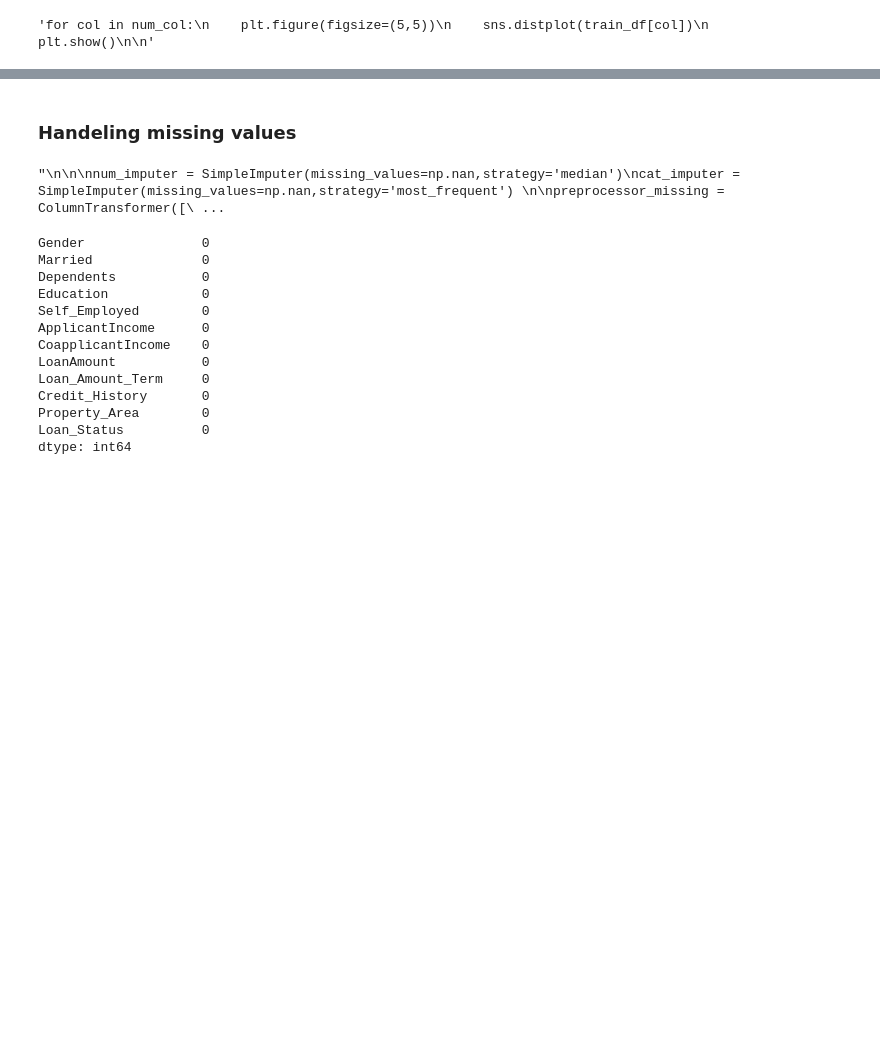
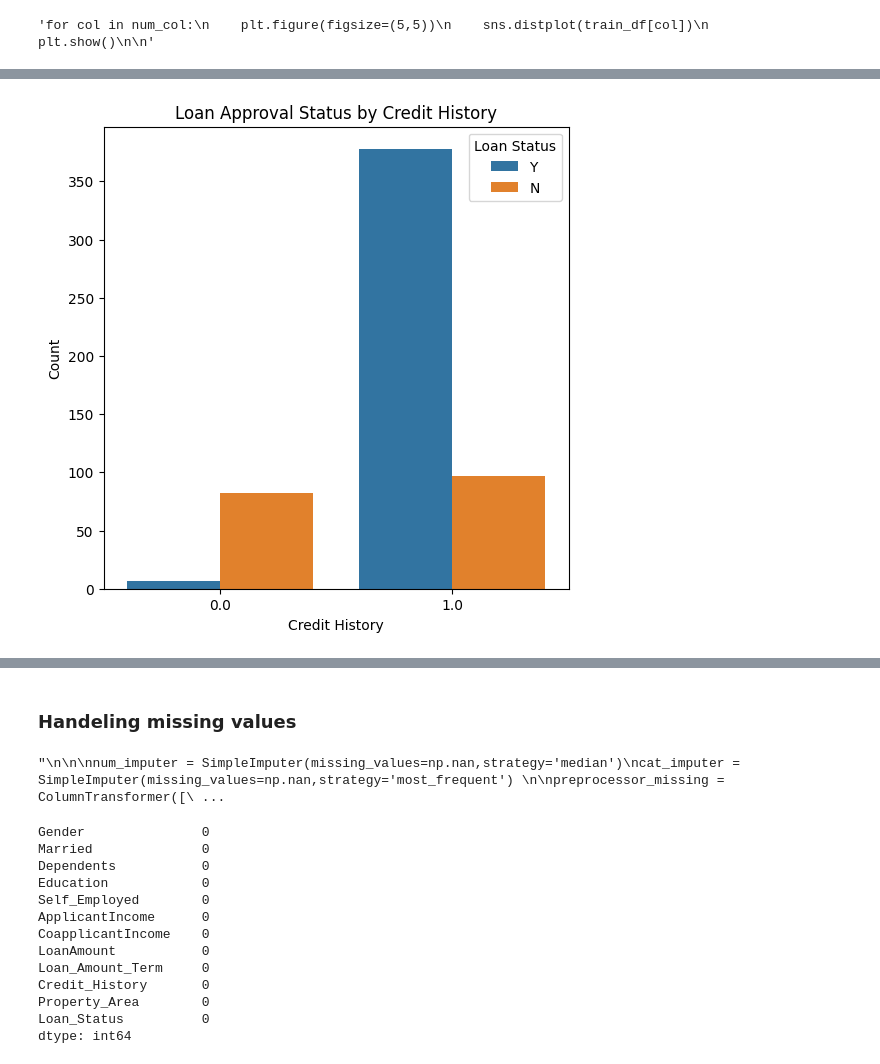
Before and after one commit to Tafique-Hossain-khan/loan-prediction, a Jupyter notebook: notebook/notebook.ipynb, the cells around one changed output, grey strips where cells are left out. Saved outputs shown, nothing was run; the diff lists cells and outputs as text; code cells hidden in the pictures; blank space fills up the shorter version.

```diff
--- a/notebook/notebook.ipynb
+++ b/notebook/notebook.ipynb
@@ -195,0 +226,11 @@ for col in num_col:
+# %%
+# Relationship between Credit History and Loan Approval Status
+plt.figure(figsize=(6, 6))
+sns.countplot(x='Credit_History', hue='Loan_Status', data=train_df)
+plt.title('Loan Approval Status by Credit History')
+plt.xlabel('Credit History')
+plt.ylabel('Count')
+plt.legend(title='Loan Status')
+plt.show()
+# %% [output]
+[figure, added]
```
Also changed, not shown: parts of 14 cells of this notebook, 1 other file.
